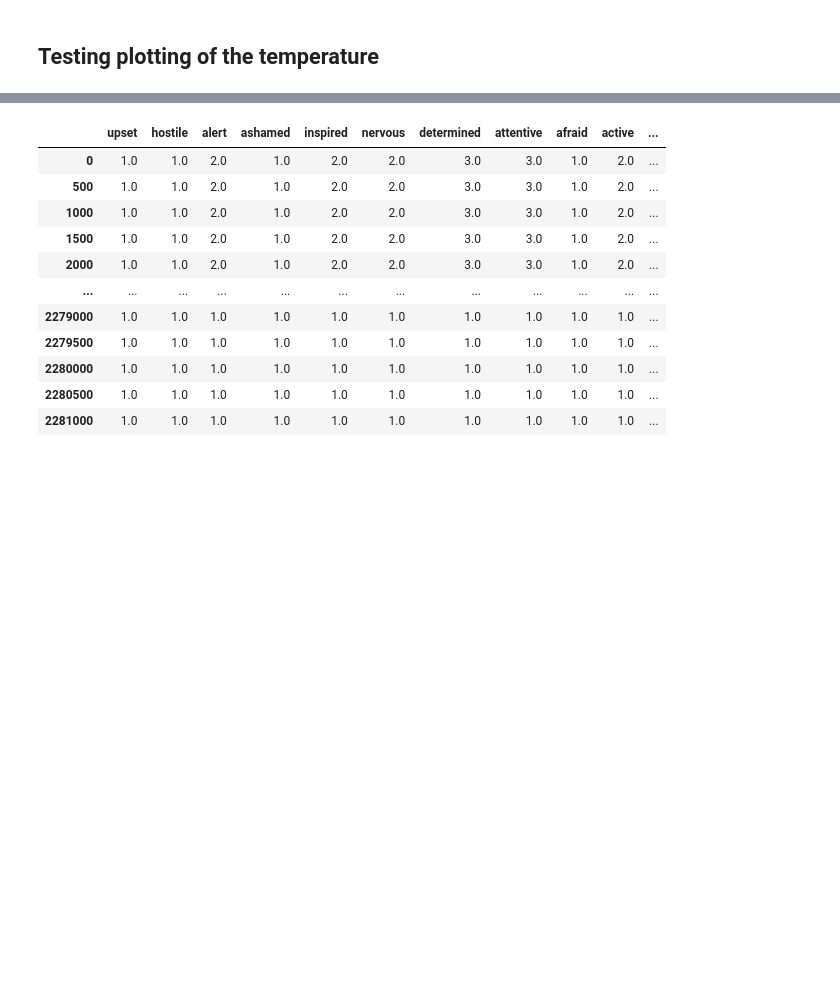
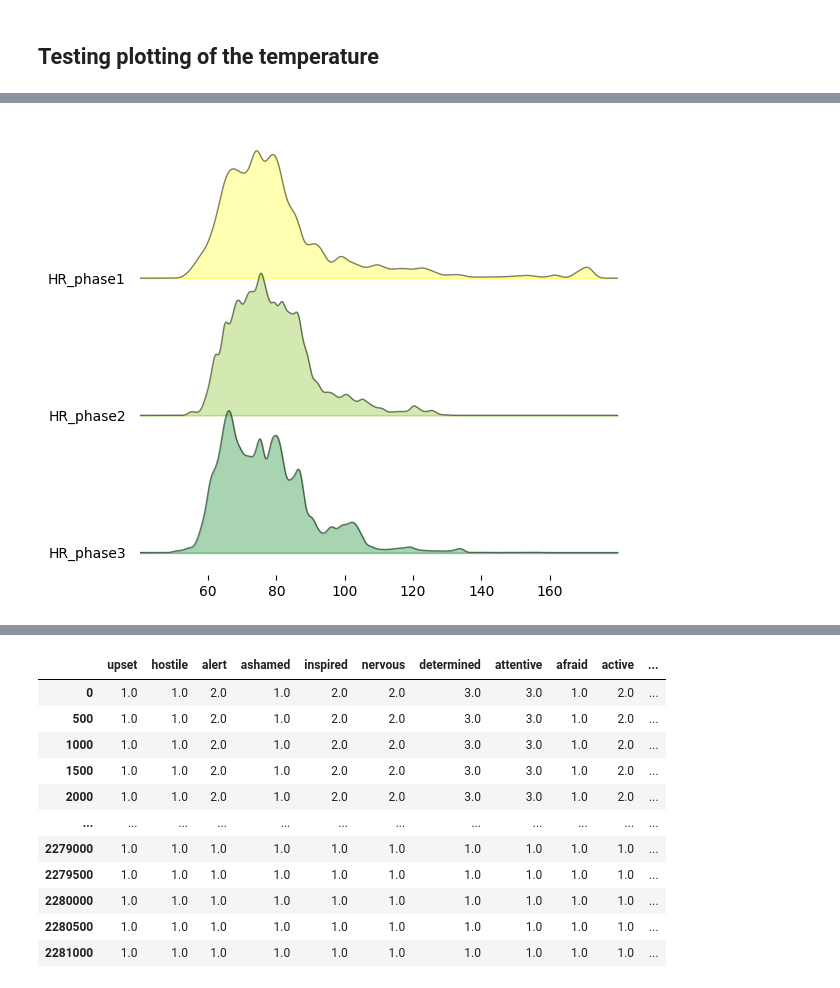
Before and after one commit to s180820/02582-Case2, a Jupyter notebook: response_exploration.ipynb, the cells around one changed output, grey strips where cells are left out. Drawn from its saved outputs; the diff is of its cells as text; code cells hidden in the pictures; blank space fills up the shorter version.

```diff
--- a/response_exploration.ipynb
+++ b/response_exploration.ipynb
@@ -88,0 +81,2 @@ df_combined
+# %%
+df_combined = pd.merge(df_combined, df_BVP, on=['group', 'ID', 'round', 'phase', 'time_point'])
@@ -146,0 +188,25 @@ df_response[df_response.index.duplicated()]
+# %%
+# make a column for df_combined HR_phase1, HR_phase2, HR_phase3
+
+df_combined_phases = df_combined.copy()
+df_combined_phases['HR_phase1'] = df_combined_phases[df_combined_phases.phase == 1].HR
+df_combined_phases['HR_phase2'] = df_combined_phases[df_combined_phases.phase == 2].HR
+df_combined_phases['HR_phase3'] = df_combined_phases[df_combined_phases.phase == 3].HR
+
+# make a column for df_combined BVP_phase1, BVP_phase2, BVP_phase3
+df_combined_phases['BVP_phase1'] = df_combined_phases[df_combined_phases.phase == 1].BVP
+df_combined_phases['BVP_phase2'] = df_combined_phases[df_combined_phases.phase == 2].BVP
+df_combined_phases['BVP_phase3'] = df_combined_phases[df_combined_phases.phase == 3].BVP
+
+df_combined_phases['EDA_phase1'] = df_combined_phases[df_combined_phases.phase == 1].EDA
+df_combined_phases['EDA_phase2'] = df_combined_phases[df_combined_phases.phase == 2].EDA
+df_combined_phases['EDA_phase3'] = df_combined_phases[df_combined_phases.phase == 3].EDA
+
+df_combined_phases['TEMP_phase1'] = df_combined_phases[df_combined_phases.phase == 1].TEMP
+df_combined_phases['TEMP_phase2'] = df_combined_phases[df_combined_phases.phase == 2].TEMP
+df_combined_phases['TEMP_phase3'] = df_combined_phases[df_combined_phases.phase == 3].TEMP
+# %%
+fig, axes = joypy.joyplot(df_combined_phases, column=['HR_phase1', 'HR_phase2', 'HR_phase3'],linewidth=1, legend=True,
+                          figsize=(6,5), colormap=cm.summer_r, alpha = 0.5, x_range=[40, 180], overlap=0.5)
+# %% [output]
+[figure, added]
```
Also changed, not shown: parts of 51 cells of this notebook.
